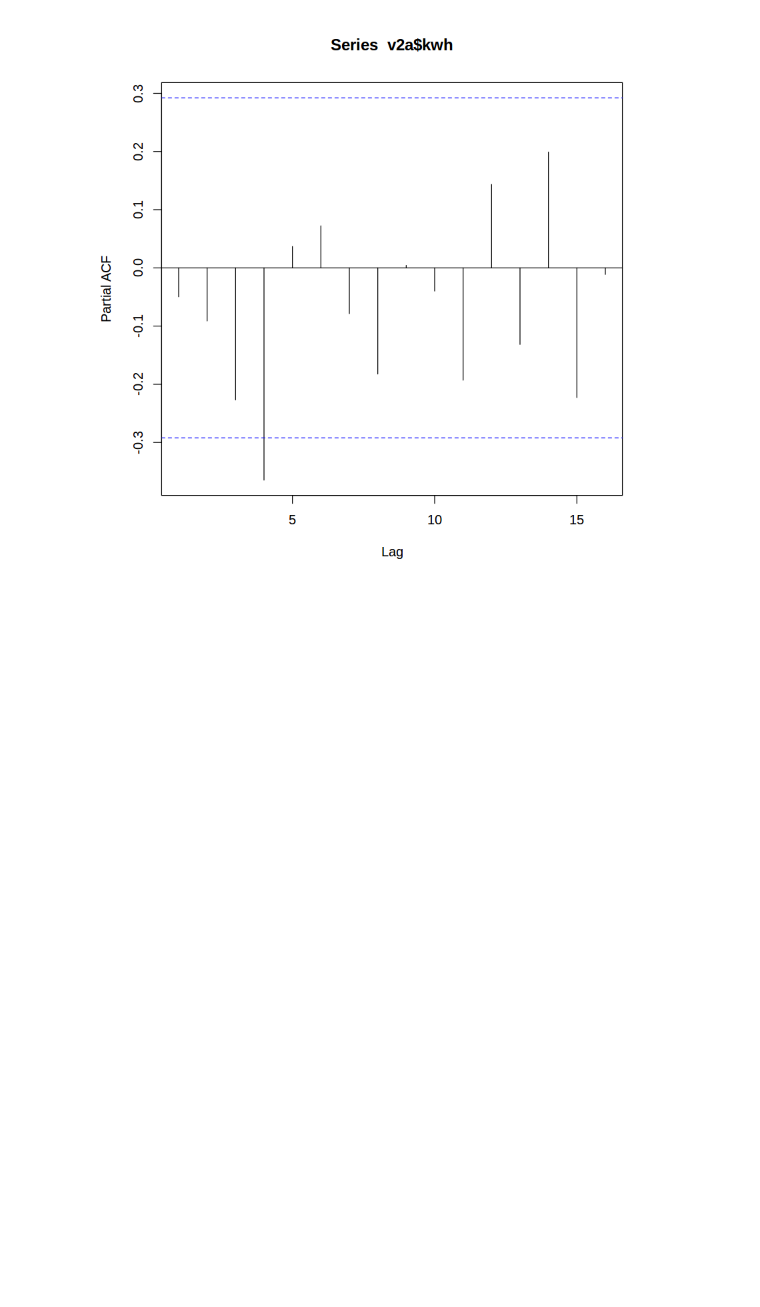
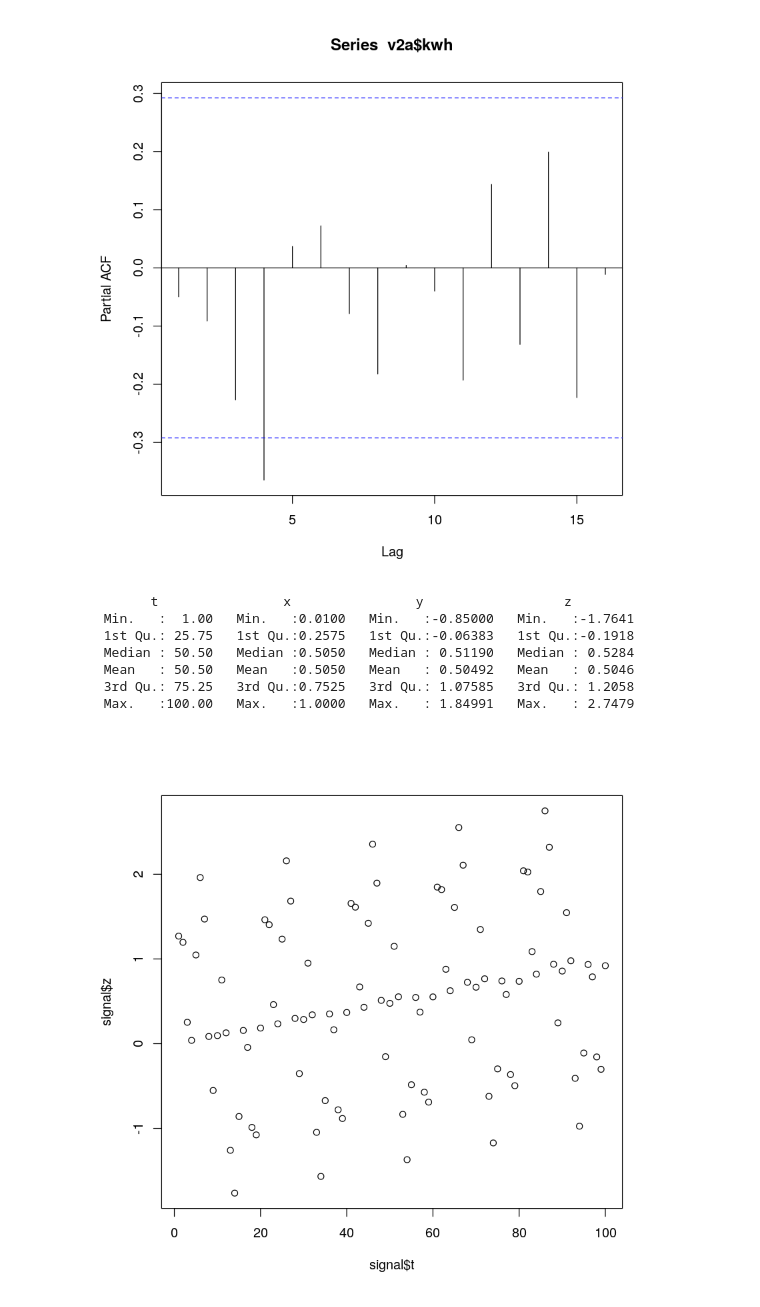
Before and after one commit to abramhindle/R-Timeseries-Tutorial, a Jupyter notebook: R-Timeseries-Tutorial.ipynb, the cells around one changed output. Drawn from its saved outputs; the diff is of its cells as text; code cells hidden in the pictures; blank space fills up the shorter version.

```diff
--- a/R-Timeseries-Tutorial.ipynb
+++ b/R-Timeseries-Tutorial.ipynb
@@ -167,3 +196,21 @@ pacf(v2a$kwh)
 # %% [output]
 [figure]
 [figure]
+# %%
+signal <- c()
+signal$t <- c(1:100)
+signal$x <- signal$t * 0.01
+signal$y <- signal$x + sin(2*5*3.14*signal$t/100)
+signal$z <- signal$y + sin(2*20*3.14*signal$t/100)
+signal <- data.frame(signal)
+summary(signal)
+plot(signal$t,signal$z)
+# %% [output]
+       t                x                y                  z
+ Min.   :  1.00   Min.   :0.0100   Min.   :-0.85000   Min.   :-1.7641
+ 1st Qu.: 25.75   1st Qu.:0.2575   1st Qu.:-0.06383   1st Qu.:-0.1918
+ Median : 50.50   Median :0.5050   Median : 0.51190   Median : 0.5284
+ Mean   : 50.50   Mean   :0.5050   Mean   : 0.50492   Mean   : 0.5046
+ 3rd Qu.: 75.25   3rd Qu.:0.7525   3rd Qu.: 1.07585   3rd Qu.: 1.2058
+ Max.   :100.00   Max.   :1.0000   Max.   : 1.84991   Max.   : 2.7479
+[figure, added]
```
Also changed, not shown: parts of 22 cells of this notebook.
